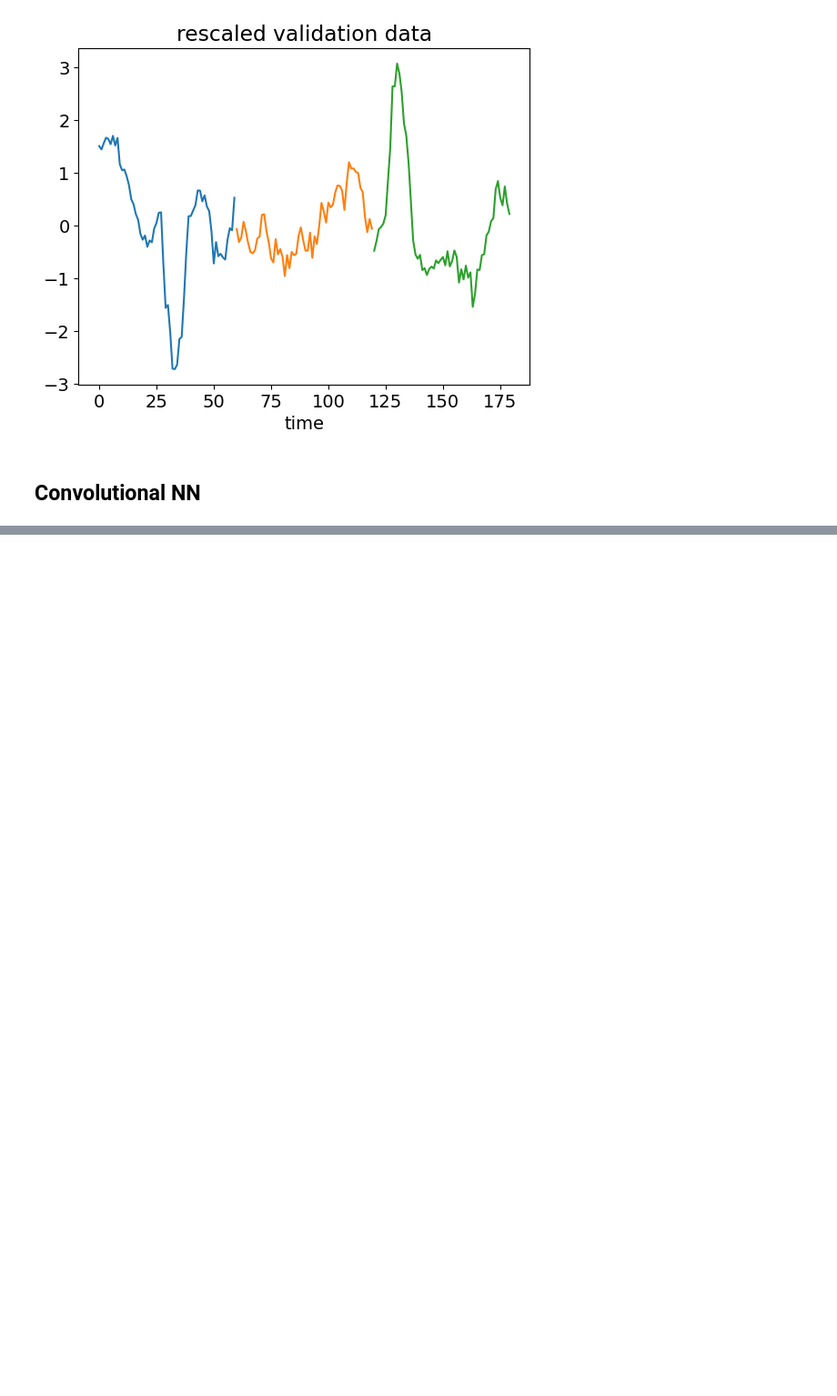
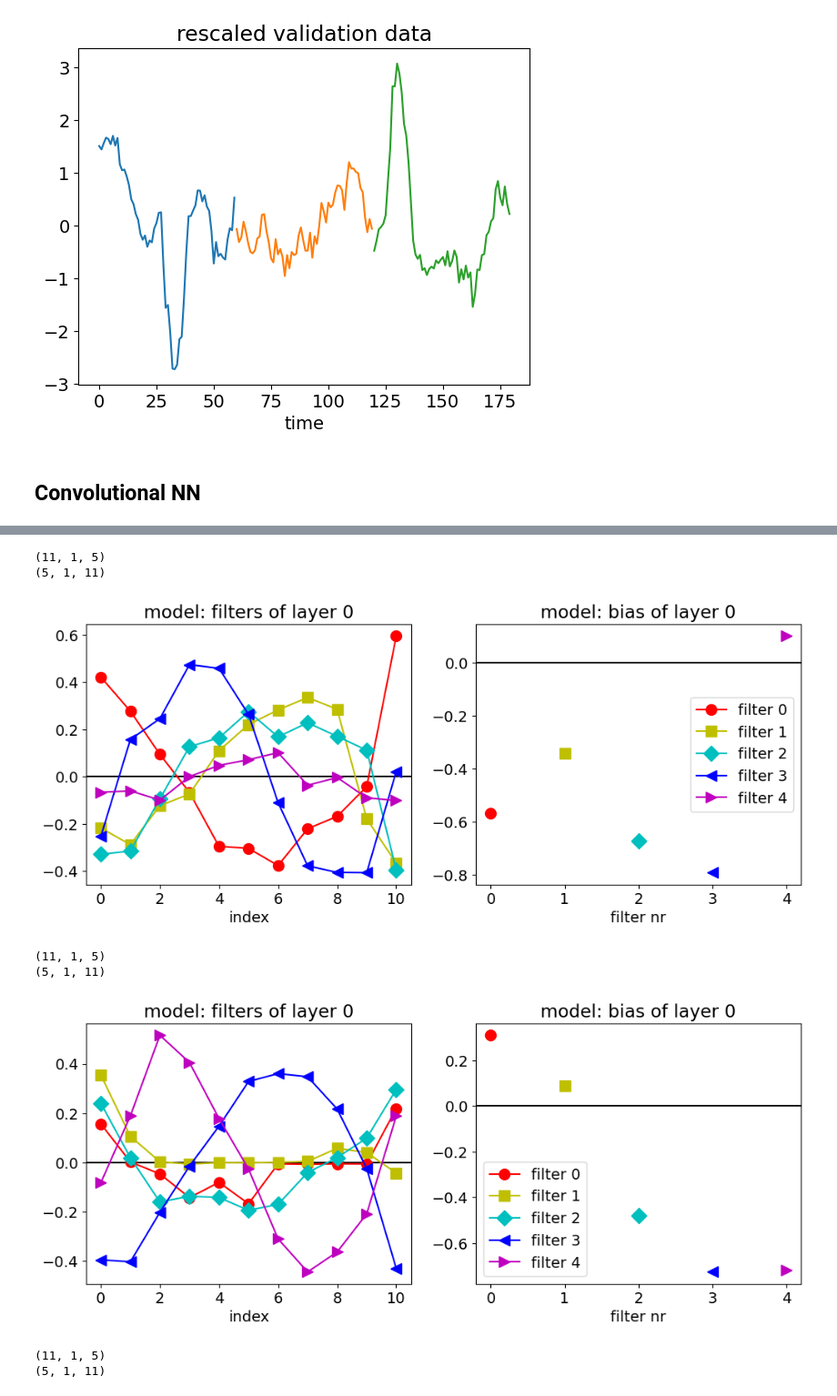
Before and after one commit to NicolaLavarda/LCP_modB, a Jupyter notebook: CNN/point3.ipynb, the cells around one changed output, grey strips where cells are left out. Shown at 91% size. Saved outputs shown, nothing was run; the diff lists cells and outputs as text; code cells hidden in the pictures; blank space fills up the shorter version.

```diff
--- a/CNN/point3.ipynb
+++ b/CNN/point3.ipynb
@@ -164,14 +207,26 @@ for l in lambda_pars:
 # %%
 l1_results = {}
 
 for l in lambda_pars:
 
     reg = tf.keras.regularizers.l1(float(l))
     model = model_constructor(reg)
 
     fit = model.fit(x_train,y_train,batch_size=BATCH_SIZE,
                     epochs=EPOCHS,
                     validation_data=(x_val, y_val),
                     verbose=0, shuffle=True)
 
     l1_results[l] = fit.history
+
+    if(l==10**-5 or l==0.001 or l==0.1):
+        Show_weights(model, 0)
+# %% [output]
+(11, 1, 5)
+(5, 1, 11)
+[figure, added]
+(11, 1, 5)
+(5, 1, 11)
+[figure, added]
+(11, 1, 5)
+(5, 1, 11)
```
Also changed, not shown: parts of 4 cells of this notebook, 2 other files.
